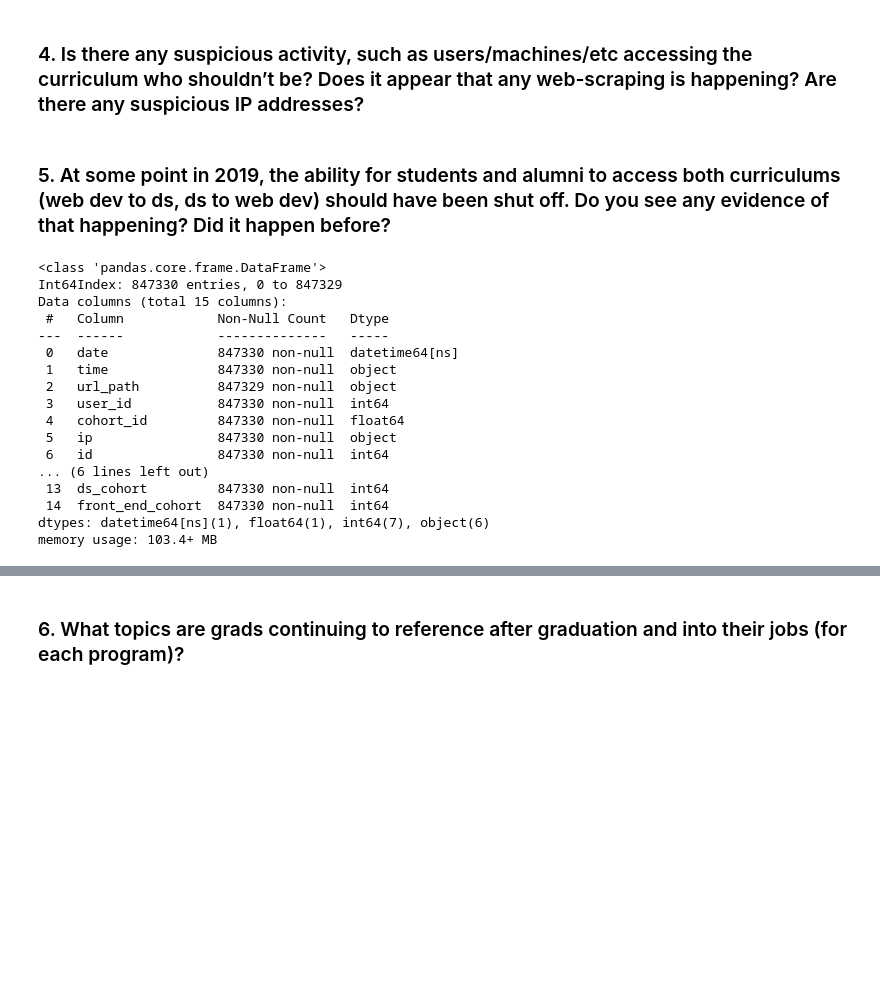
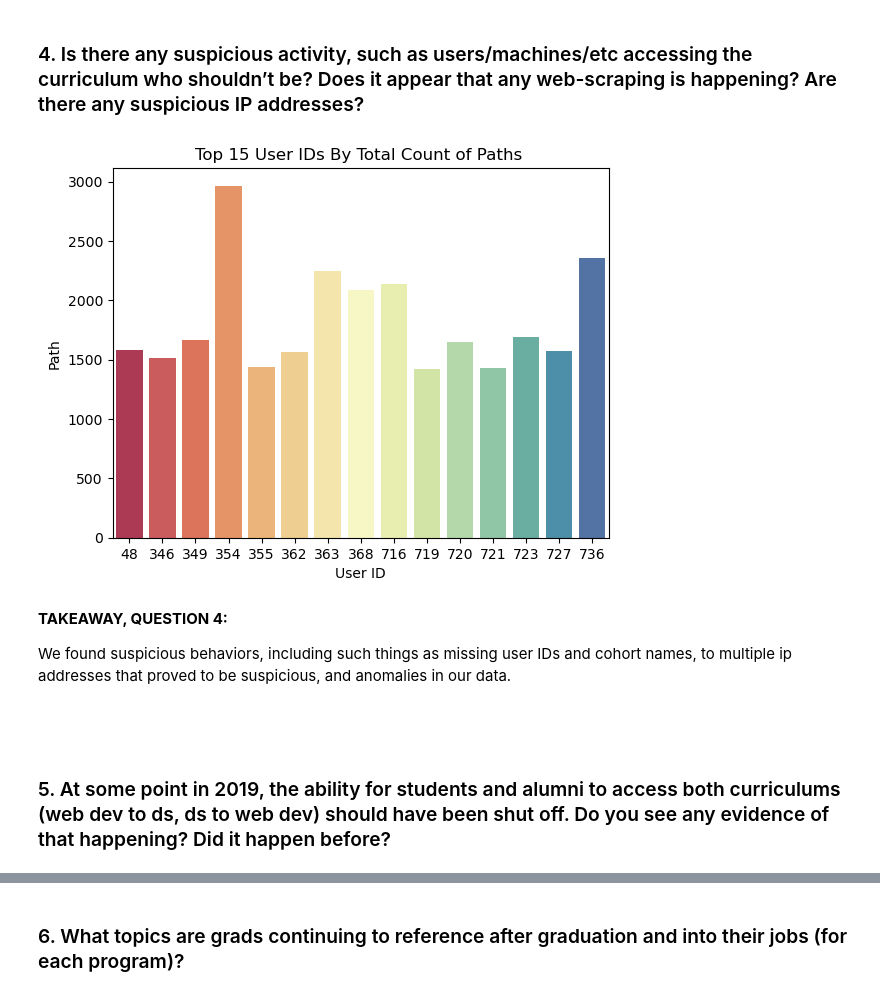
Before and after one commit to anomaly-detection-project-noether/anomaly-detection-project, a Jupyter notebook: final-report.ipynb, the cells around one changed output, grey strips where cells are left out. Drawn from its saved outputs; the diff is of its cells as text; code cells hidden in the pictures; blank space fills up the shorter version.

```diff
--- a/final-report.ipynb
+++ b/final-report.ipynb
@@ -78,25 +121,17 @@ The Staff cohort accessed the javascript-i page 1817 times, the next closes acce
 # %% [markdown]
 ### 4. Is there any suspicious activity, such as users/machines/etc accessing the curriculum who shouldn’t be? Does it appear that any web-scraping is happening? Are there any suspicious IP addresses?
+# %%
+# user id access counts
+
+f.top_15_plot(df)
+# %% [output]
+[figure, added]
+# %% [markdown]
+**TAKEAWAY, QUESTION 4:**
+
+We found suspicious behaviors, including such things as missing user IDs and cohort names, to multiple ip addresses that proved to be suspicious, and anomalies in our data.
+# %% [markdown]
+&nbsp;
 # %% [markdown]
 ### 5. At some point in 2019, the ability for students and alumni to access both curriculums (web dev to ds, ds to web dev) should have been shut off. Do you see any evidence of that happening? Did it happen before?
-# %%
-df.info()
-# %% [output]
-<class 'pandas.core.frame.DataFrame'>
-Int64Index: 847330 entries, 0 to 847329
-Data columns (total 15 columns):
- #   Column            Non-Null Count   Dtype
----  ------            --------------   -----
- 0   date              847330 non-null  datetime64[ns]
- 1   time              847330 non-null  object
- 2   url_path          847329 non-null  object
- 3   user_id           847330 non-null  int64
- 4   cohort_id         847330 non-null  float64
- 5   ip                847330 non-null  object
- 6   id                847330 non-null  int64
-... (6 lines left out)
- 13  ds_cohort         847330 non-null  int64
- 14  front_end_cohort  847330 non-null  int64
-dtypes: datetime64[ns](1), float64(1), int64(7), object(6)
-memory usage: 103.4+ MB
 # %%
```
Also changed, not shown: parts of 28 cells of this notebook, 3 other files.
